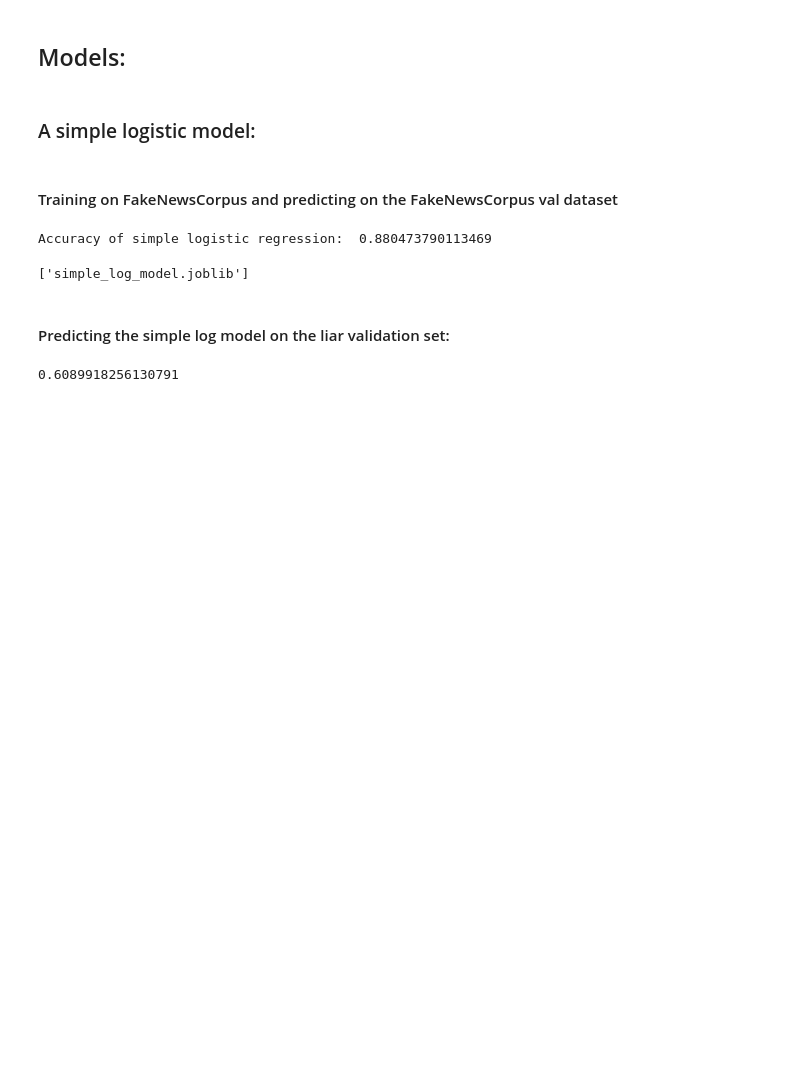
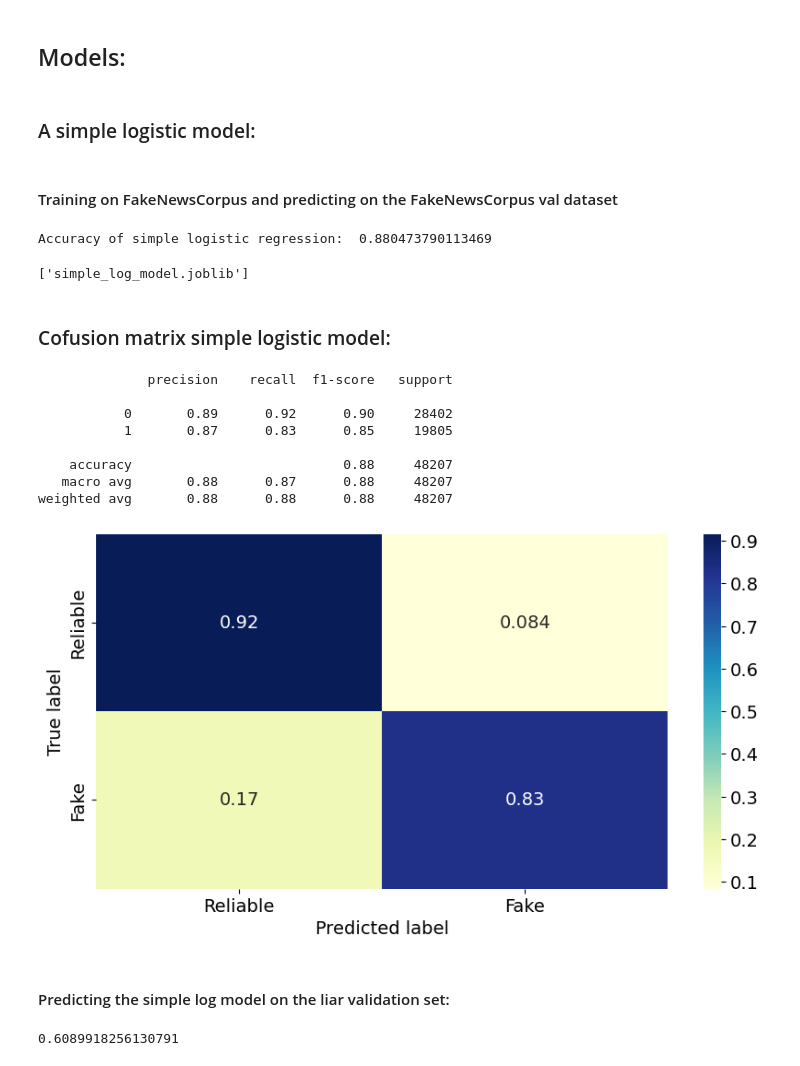
Before and after one commit to Simoerk/FinalProjectDS, a Jupyter notebook: FinalProjectDS-workingcopy.ipynb, the cells around one changed output. Drawn from its saved outputs; the diff is of its cells as text; code cells hidden in the pictures; blank space fills up the shorter version.

```diff
--- a/FinalProjectDS-workingcopy.ipynb
+++ b/FinalProjectDS-workingcopy.ipynb
@@ -597,7 +599,35 @@ Accuracy of simple logistic regression:  0.880473790113469
 ['simple_log_model.joblib']
 # %%
 # load the saved model from a file
+filename_simple_log_model = 'simple_log_model.joblib'
 simple_log_model = joblib.load(filename_simple_log_model)
+# %% [markdown]
+### Cofusion matrix simple logistic model:
+# %%
+# generate class probabilities and select cutoff
+probas = simple_log_model.predict_proba(X_val_vec)
+cutoff = 0.5
+y_pred_cutoff = (probas[:,1] > cutoff).astype(int)
+
+# print classification report
+print(classification_report(y_val_bin, y_pred_cutoff))
+
+# calculate and plot confusion matrix in percentages
+conf_mat = confusion_matrix(y_val_bin, y_pred_cutoff, normalize='true')
+sns.heatmap(conf_mat, annot=True, cmap="YlGnBu", xticklabels=['Reliable', 'Fake'], yticklabels=['Reliable', 'Fake'])
+plt.xlabel('Predicted label')
+plt.ylabel('True label')
+plt.show()
+# %% [output]
+              precision    recall  f1-score   support
+
+           0       0.89      0.92      0.90     28402
+           1       0.87      0.83      0.85     19805
+
+    accuracy                           0.88     48207
+   macro avg       0.88      0.87      0.88     48207
+weighted avg       0.88      0.88      0.88     48207
+[figure, added]
 # %% [markdown]
 #### Predicting the simple log model on the liar validation set:
 # %%
```
Also changed, not shown: parts of 28 cells of this notebook, 1 other file.
